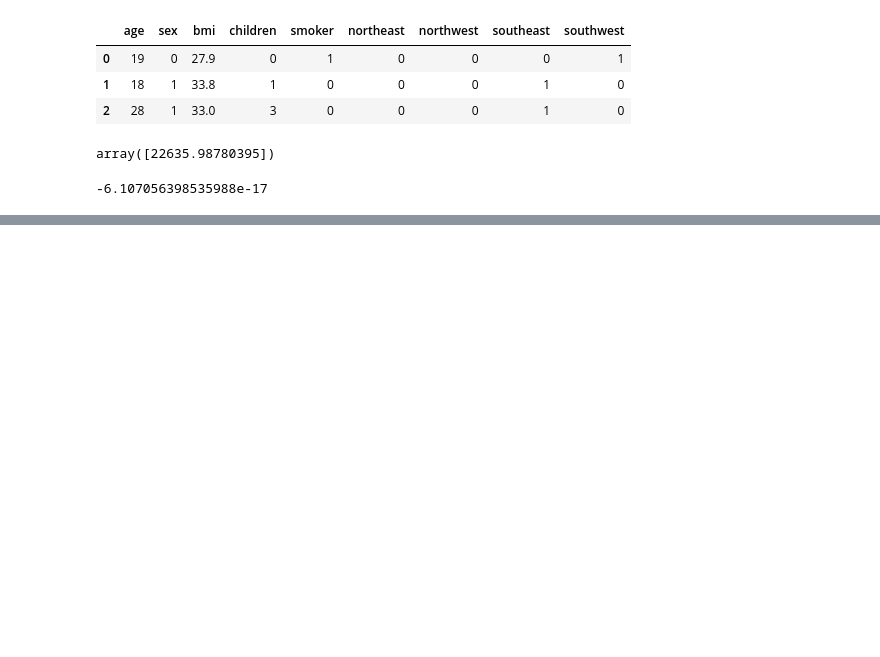
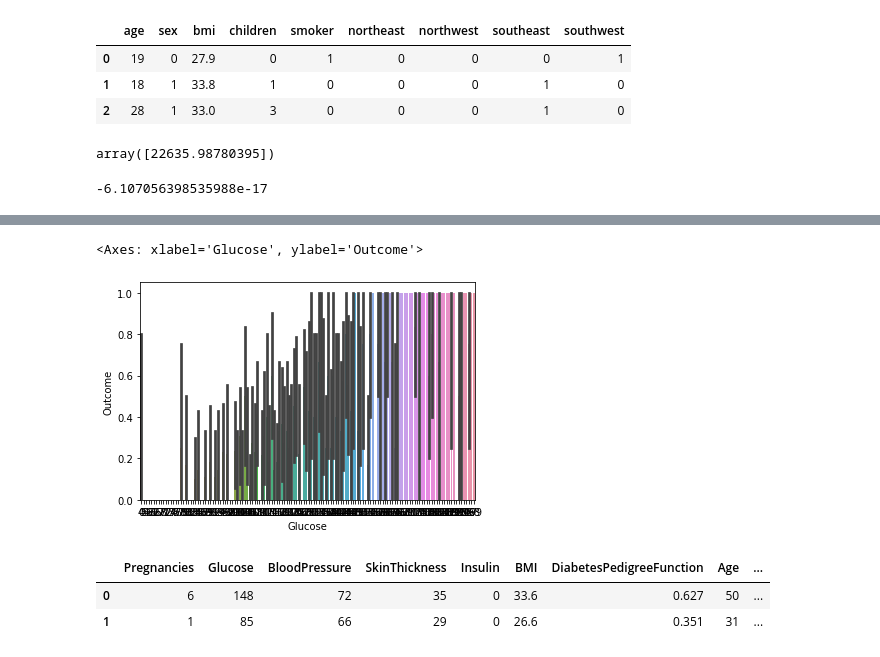
Before and after one commit to anirudhp06/Machine-Learning-Course, a Jupyter notebook: SDP107 Day-3.ipynb, the cells around one changed output, grey strips where cells are left out. Saved outputs shown, nothing was run; the diff lists cells and outputs as text; code cells hidden in the pictures; blank space fills up the shorter version.

```diff
--- a/SDP107 Day-3.ipynb
+++ b/SDP107 Day-3.ipynb
@@ -131,3 +131,7 @@ from sklearn.preprocessing import MinMaxScaler
 mms=MinMaxScaler()
 X_train_mms=mms.fit_transform(x1)
 X_test_mms=mms.transform(x2)
+# %%
+# Day 3 morning session 2
+dia=pd.read_csv('DataSets/diabetes.csv')
+print("Loaded diabetes csv")
@@ -133,0 +186,11 @@ X_test_mms=mms.transform(x2)
+# %%
+sns.barplot(dia,x='Glucose',y='Outcome')
+# %% [output]
+<Axes: xlabel='Glucose', ylabel='Outcome'>
+[figure, added]
+# %%
+dia.head(2)
+# %% [output]
+|  | Pregnancies | Glucose | BloodPressure | SkinThickness | Insulin | BMI | DiabetesPedigreeFunction | Age | ... |
+| 0 | 6 | 148 | 72 | 35 | 0 | 33.6 | 0.627 | 50 | ... |
+| 1 | 1 | 85 | 66 | 29 | 0 | 26.6 | 0.351 | 31 | ... |
```
Also changed, not shown: parts of 6 cells of this notebook, 4 other files.
